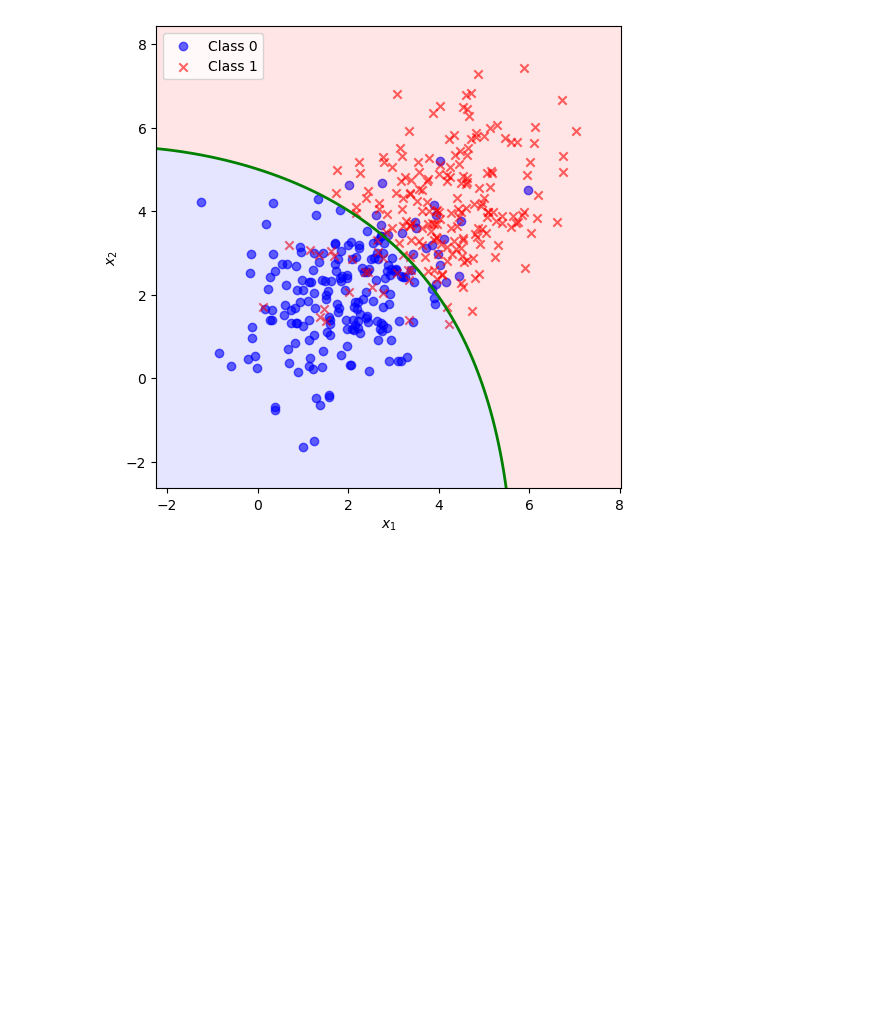
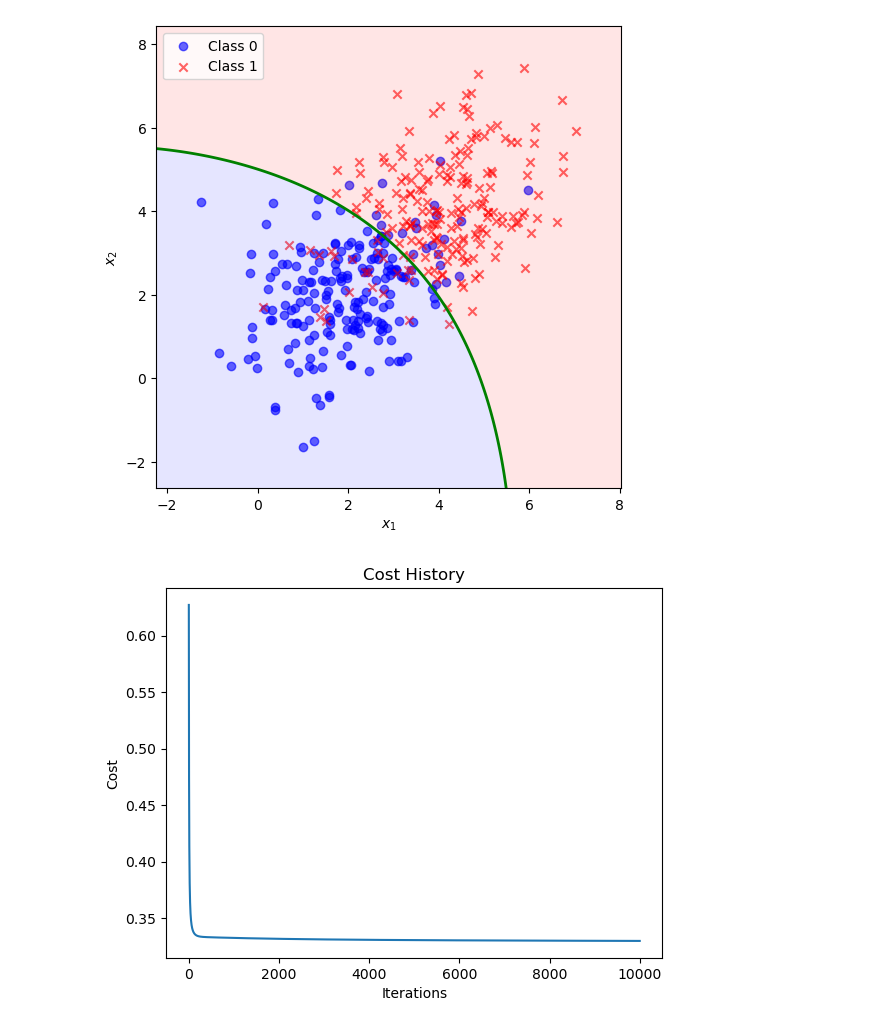
Before and after one commit to Ayush2406/Logistic_Regression, a Jupyter notebook: classification.ipynb, the cells around one changed output. Cells and saved outputs as stored; diff of their text form; code cells hidden in the pictures; blank space fills up the shorter version.

Commit message:
adding cost

```diff
--- a/classification.ipynb
+++ b/classification.ipynb
@@ -107,3 +113,12 @@ plt.legend()
 plt.show()
 # %% [output]
 [figure]
+# %%
+plt.plot(j_history)
+plt.xlabel('Iterations')
+plt.ylabel('Cost')
+plt.title('Cost History')
+
+plt.show()
+# %% [output]
+[figure, added]
```
Also changed, not shown: parts of 3 cells of this notebook.
